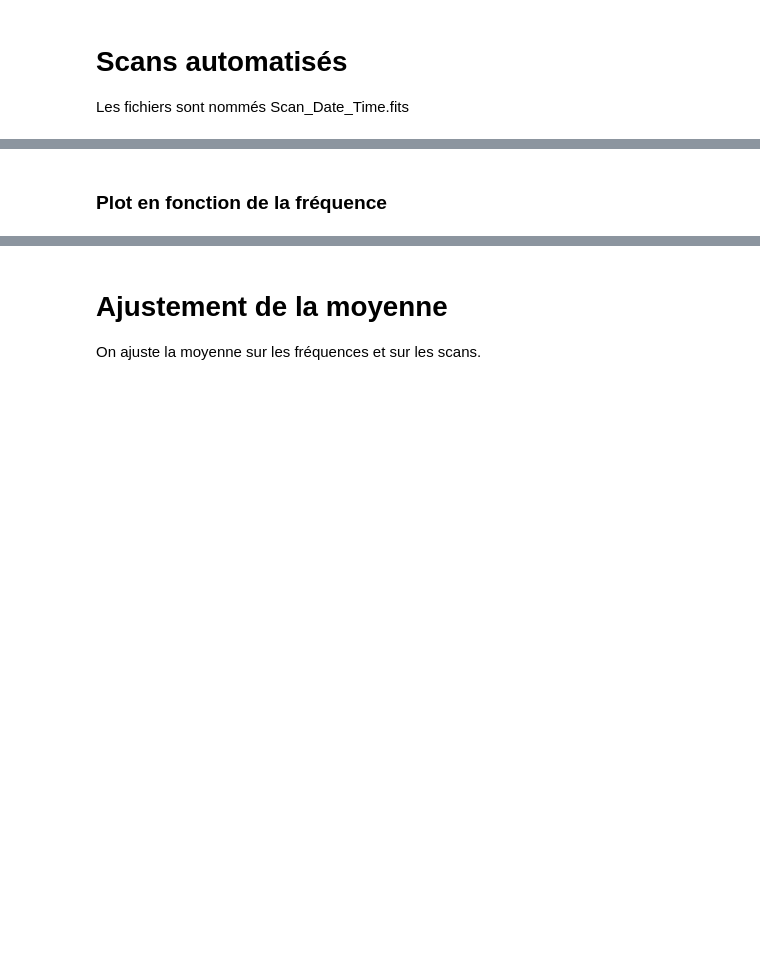
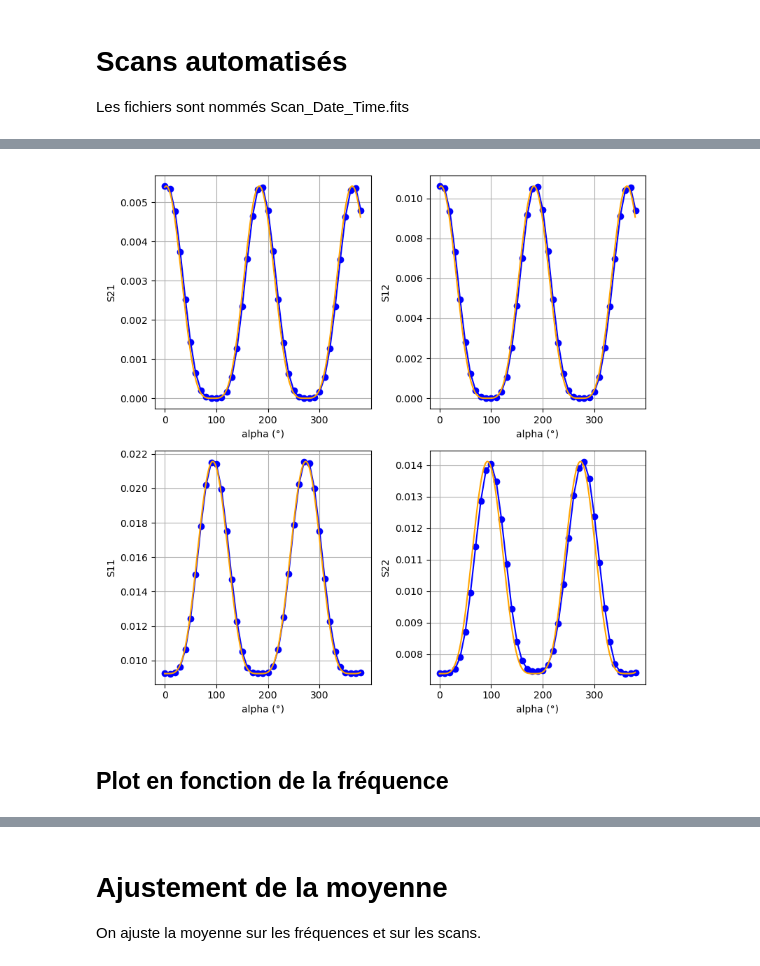
Before and after one commit to mousset/COSMOCal, a Jupyter notebook: Analyse_Scan_polariseur.ipynb, the cells around one changed output, grey strips where cells are left out. Drawn from its saved outputs; the diff is of its cells as text; code cells hidden in the pictures; blank space fills up the shorter version.

```diff
--- a/Analyse_Scan_polariseur.ipynb
+++ b/Analyse_Scan_polariseur.ipynb
@@ -16,8 +16,8 @@ def get_chi2(data, model, error):
     chi2 = np.sum((data - model)**2 / error**2)
     return chi2
 
-def cos4(alpha, thetaE=0, amp=1):
-    return amp *(np.cos(np.radians(thetaE - alpha)))**4
+def cos4(alpha, thetaE=0, amp=1, offset=0):
+    return amp *(np.cos(np.radians(thetaE - alpha)))**4 + offset
 
 def cos2cos2(alpha, delta_theta, amp=1, offset=0):
     return amp * np.cos(np.radians(alpha))**2 * (np.cos(np.radians(alpha + 90 - delta_theta))**2 + offset)
@@ -117,42 +185,51 @@ fig.tight_layout()
 # %%
 # Plot la moyenne sur les fréquences
+
+mean_mag_lin = np.mean(mag_lin[:, :, fstart_ind:], axis=2)
+
 tt = np.arange(0, 380)
 fig, ax = plt.subplots(2, 2, figsize=(8, 8))
 ax = ax.ravel()
 
 xx = np.arange(0, 380)
 #plt.plot(xx, np.cos(np.radians(xx))**4, label=('cos^4'), color='red')
 
 
 
-ax[0].plot(alpha, np.mean(mag_lin[:, 0, :], axis=1) / np.max( np.mean(mag_lin[:, 0, :], axis=1)), 'o-', color='b')
-ax[0].plot(xx, np.cos(np.radians(xx))**2 * np.cos(np.radians(xx+88))**2*3.5, label=('cos^2*cos^2'), color='orange')
-#ax[0].plot(tt, cos4(tt, 3), 'orange')
+ax[0].plot(alpha, mean_mag_lin[:, 0], 'o-', color='b')
+#ax[0].plot(xx, np.cos(np.radians(xx))**2 * np.cos(np.radians(xx+88))**2*3.5, label=('cos^2*cos^2'), color='orange')
+ax[0].plot(tt, cos4(tt, 3) * np.max(mean_mag_lin[:, 0]), 'orange')
 ax[0].set_xlabel("alpha (°)")
 ax[0].set_ylabel("S21")
 #ax[0].set_yscale('log')
 ax[0].grid(10)
 
-ax[1].plot(alpha, np.mean(mag_lin[:, 1, :], axis=1), 'o-', color= 'b')
-#ax[1].plot(tt, cos4(tt, 3)*np.max(np.mean(mag_lin[:, 1, :], axis=1)), 'orange')
+ax[1].plot(alpha, mean_mag_lin[:, 1], 'o-', color= 'b')
+ax[1].plot(tt, cos4(tt, 3)*np.max(mean_mag_lin[:, 1]), 'orange')
 ax[1].set_xlabel("alpha (°)")
 ax[1].set_ylabel("S12")
 #ax[1].set_yscale('log')
 ax[1].grid(10)
 
-ax[2].plot(alpha, np.mean(mag_lin[:, 2, :], axis=1), 'o-', color= 'b')
+ax[2].plot(alpha, mean_mag_lin[:, 2], 'o-', color= 'b')
+ax[2].plot(tt, (cos4(tt, 3+90)* (np.max(mean_mag_lin[:, 2]) - np.min(mean_mag_lin[:, 2])))+ np.min(mean_mag_lin[:, 2]), 'orange')
 ax[2].set_xlabel("alpha (°)")
 ax[2].set_ylabel("S11")
 #ax[2].set_yscale('log')
 ax[2].grid(10)
 
-ax[3].plot(alpha, np.mean(mag_lin[:, 3, :], axis=1), 'o-', color= 'b')
+ax[3].plot(alpha, mean_mag_lin[:, 3], 'o-', color= 'b')
+ax[3].plot(tt, (cos4(tt, 3+90)* (np.max(mean_mag_lin[:, 3]) - np.min(mean_mag_lin[:, 3])))+ np.min(mean_mag_lin[:, 3]), 'orange')
 ax[3].set_xlabel("alpha (°)")
 ax[3].set_ylabel("S22")
 #ax[3].set_yscale('log')
 ax[3].grid(10)
 
 fig.tight_layout()
+if save_plots:
+    fig.savefig(plot_path + f"Scan_{scan}_meanfrequencies.png", dpi=300)
+# %% [output]
+[figure, added]
 # %% [markdown]
-### Plot en fonction de la fréquence
+## Plot en fonction de la fréquence
 # %%
```
Also changed, not shown: parts of 39 cells of this notebook.
